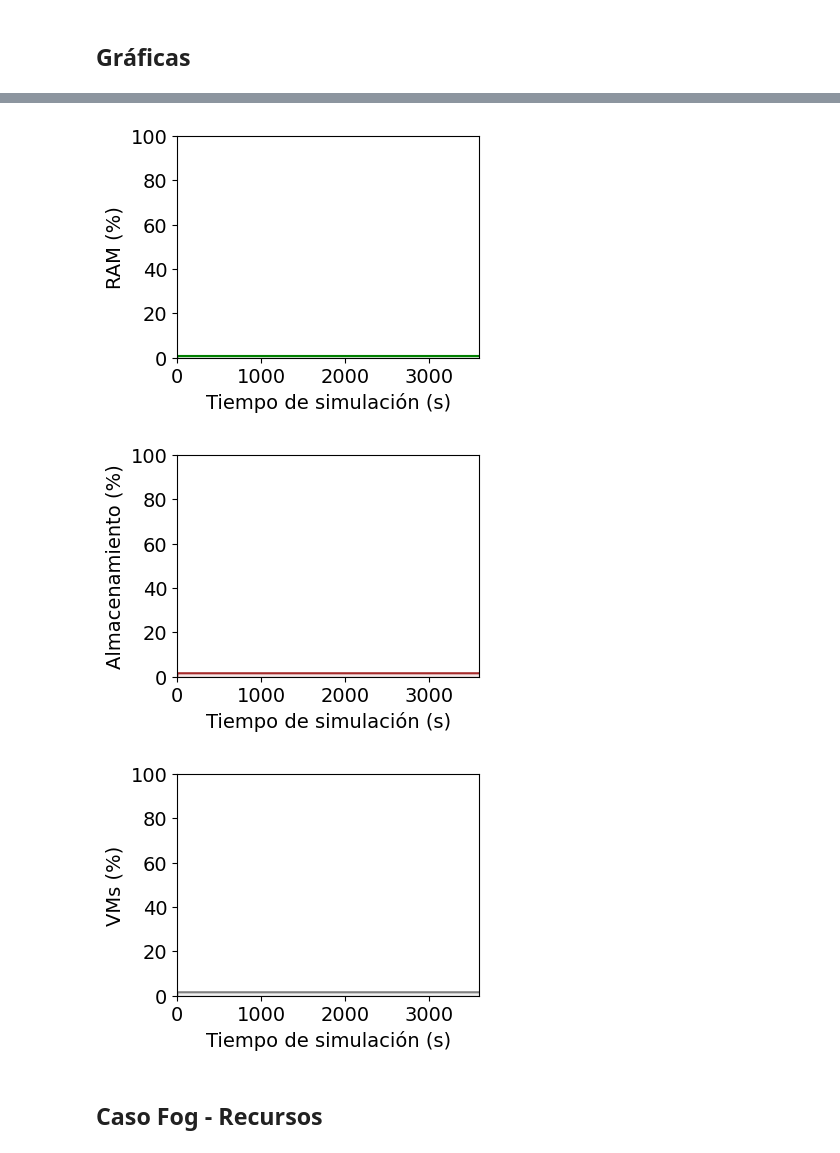
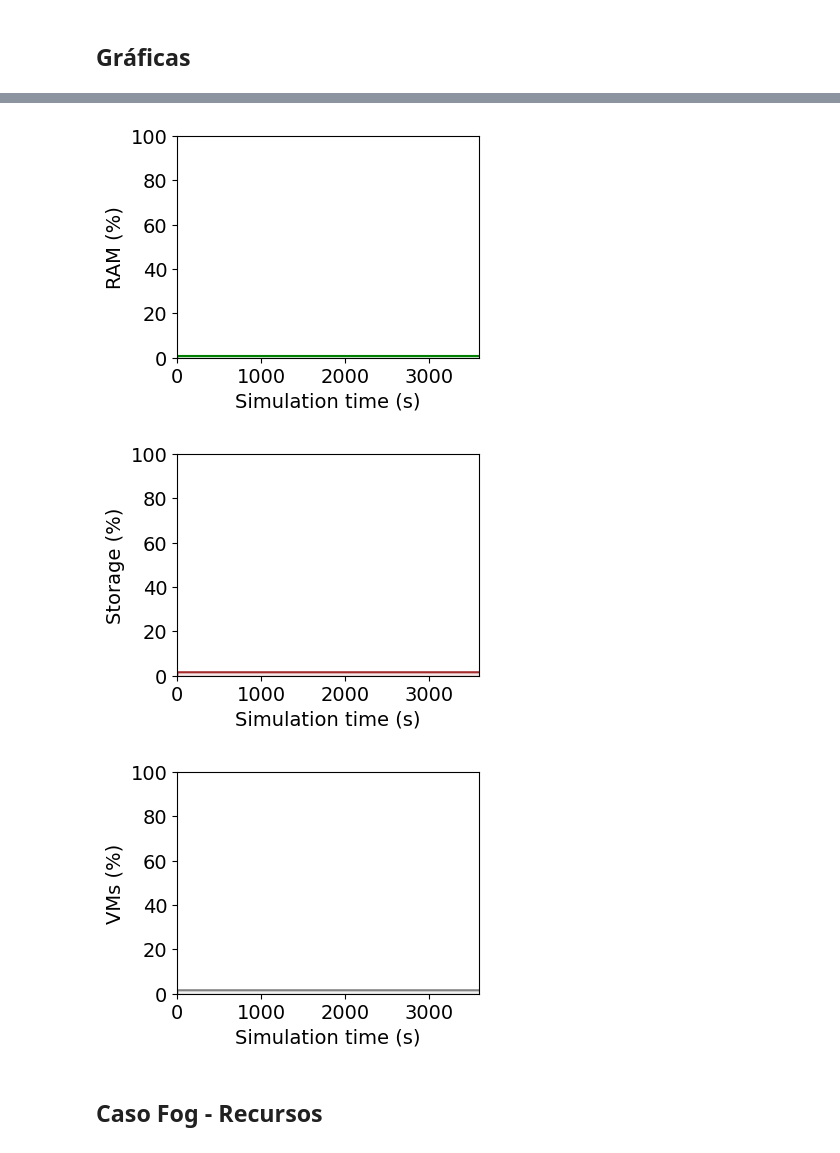
Before and after one commit to UlyssesDeAguilar/Simcan2Fog, a Jupyter notebook: simulations/EdgeMediumScenario/analysis/resources.ipynb, the cells around one changed output, grey strips where cells are left out. Drawn from its saved outputs; the diff is of its cells as text; code cells hidden in the pictures.

```diff
--- a/simulations/EdgeMediumScenario/analysis/resources.ipynb
+++ b/simulations/EdgeMediumScenario/analysis/resources.ipynb
@@ -114,13 +114,13 @@ def plot_box(title,axis_title, x, y, color):
     plt.tight_layout()
     plot_under_curve(ax, x, y, color)
     ax.set(ylabel=axis_title)
-    ax.set(xlabel='Tiempo de simulación (s)')
+    ax.set(xlabel='Simulation time (s)')
     ax.set_ylim(0,100)
     ax.set_xlim(0,3600)
     fig.savefig(title, bbox_inches='tight')
 # %%
 plot_box("mediumResDcCpu.pdf", 'CPUs (%)', res_dc["cpus"].index, (res_dc["cpus"].values / dc_max_cpus) * 100, "blue")
 plot_box("mediumResDcRam.pdf", 'RAM (%)', res_dc["ram"].index, (res_dc["ram"].values / dc_max_ram) * 100, "green")
-plot_box("mediumResDcDisk.pdf", 'Almacenamiento (%)', res_dc["disk"].index, (res_dc["disk"].values / dc_max_disk) * 100, "brown")
+plot_box("mediumResDcDisk.pdf", 'Storage (%)', res_dc["disk"].index, (res_dc["disk"].values / dc_max_disk) * 100, "brown")
 plot_box("mediumResDcVms.pdf", 'VMs (%)', res_dc["vms"].index, (res_dc["vms"].values / dc_max_vms) * 100, "gray")
 # %% [output]
@@ -128,6 +128,6 @@ plot_box("mediumResDcVms.pdf", 'VMs (%)', res_dc["vms"].index, (res_dc["vms"].va
-[figure, old version]
+[figure, new version]
-[figure, old version]
+[figure, new version]
-[figure, old version]
+[figure, new version]
 # %% [markdown]
 ## Caso Fog - Recursos
 # %%
```
Also changed, not shown: parts of 4 cells of this notebook, 13 other files.
